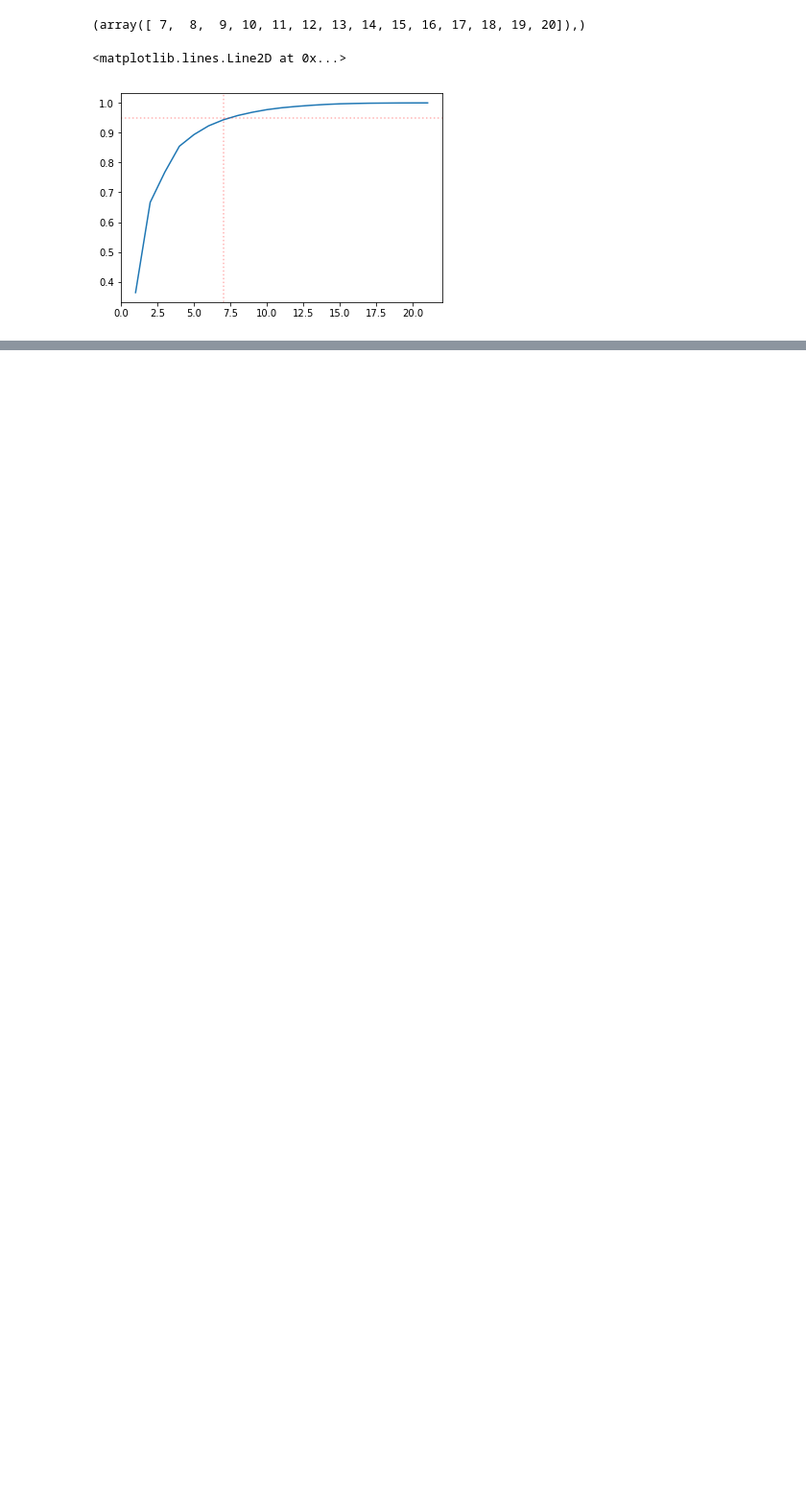
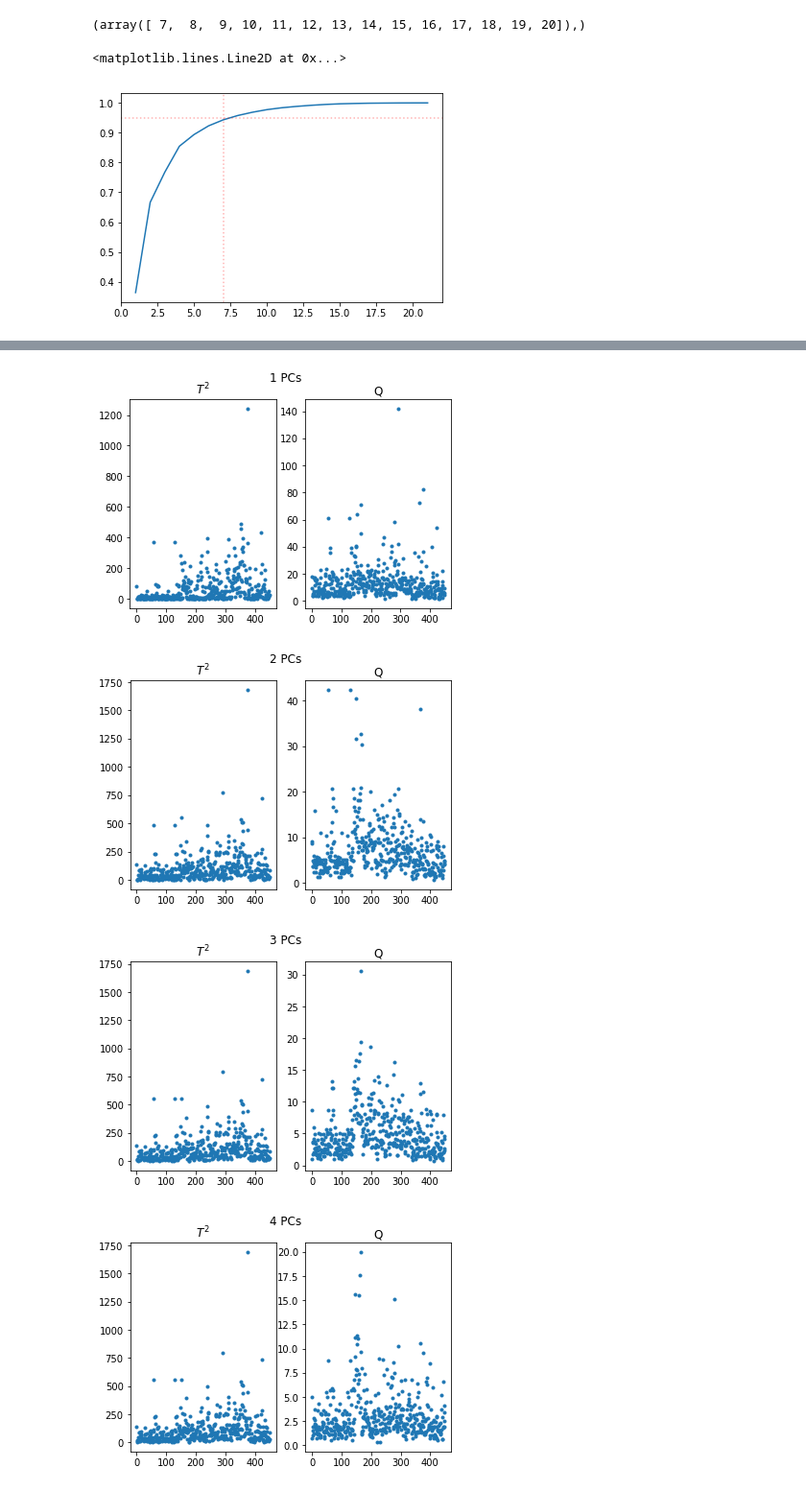
Before and after one commit to piovere/nucnotes, a Jupyter notebook: ne579/Homework/hw08/HW 08.ipynb, the cells around one changed output, grey strips where cells are left out. Shown at 96% size. Drawn from its saved outputs; the diff is of its cells as text; code cells hidden in the pictures; blank space fills up the shorter version.

```diff
--- a/ne579/Homework/hw08/HW 08.ipynb
+++ b/ne579/Homework/hw08/HW 08.ipynb
@@ -90,0 +110,27 @@ plt.axvline(x=13, color='r', linestyle=':', alpha=0.3)
+# %%
+def plot_q_and_t2(data_s, n_components, t2_thresh=None, q_thresh=None):
+    pc = PCA(n_components=n_components)
+    pc.fit(data_s)
+    qvals = q(data_s, pc)
+    t2vals = t2(data_s, pc)
+    f, axs= plt.subplots(1, 2)
+    axs[0].plot(t2vals, '.')
+    axs[0].set_title(r"$T^2$")
+    if t2_thresh is not None:
+        axs[0].axhline(y=t2_thresh, color='r',
+                    alpha=0.3, linestyle=':')
+    axs[1].plot(qvals, '.')
+    axs[1].set_title(r"Q")
+    if q_thresh is not None:
+        axs[1].axhline(y=q_thresh, color='r',
+                    alpha=0.3, linestyle=':')
+    plt.suptitle(f"{n_components} PCs")
+    plt.show()
+# %%
+for _ in range(1, data_s.shape[1]):
+    plot_q_and_t2(data_s, _)
+# %% [output]
+[figure, added]
+[figure, added]
+[figure, added]
+[figure, added]
```
Also changed, not shown: parts of 19 cells of this notebook.
